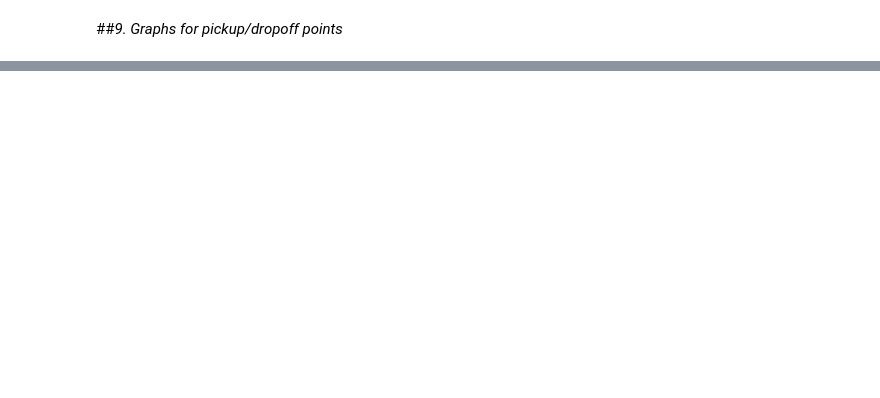
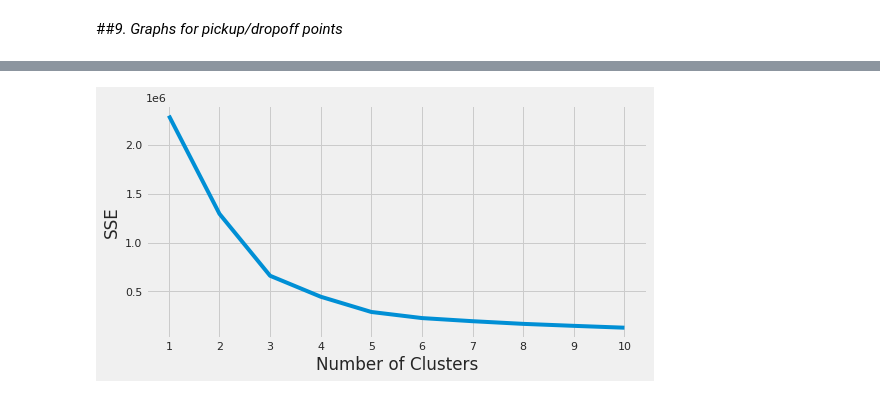
Before and after one commit to EliasEconomou/DataMining2-Travel-Time-Prediction, a Jupyter notebook: DataMining2_Travel_Time_Prediction.ipynb, the cells around one changed output, grey strips where cells are left out. Cells and saved outputs as stored; diff of their text form; code cells hidden in the pictures; blank space fills up the shorter version.

Commit message:
elbow method - kmeans

```diff
--- a/DataMining2_Travel_Time_Prediction.ipynb
+++ b/DataMining2_Travel_Time_Prediction.ipynb
@@ -719,0 +728,23 @@ dropoffPoints = sns.scatterplot(y=y2_values,
+# %%
+pointsList = list(zip(trainDF.pickup_longitude, trainDF.pickup_latitude))
+# %%
+scaler = StandardScaler()
+scaled_features = scaler.fit_transform(pointsList)
+# %%
+sse = []
+for k in range(1, 11):
+  kmeans = KMeans(n_clusters=k)
+  kmeans.fit(scaled_features)
+  sse.append(kmeans.inertia_)
+# %%
+sns.set(rc={'figure.figsize':(8,4)})
+# %%
+# Plot the data
+plt.style.use("fivethirtyeight")
+plt.plot(range(1, 11), sse)
+plt.xticks(range(1, 11))
+plt.xlabel("Number of Clusters")
+plt.ylabel("SSE")
+plt.show()
+# %% [output]
+[figure, added]
```
Also changed, not shown: parts of 28 cells of this notebook.
